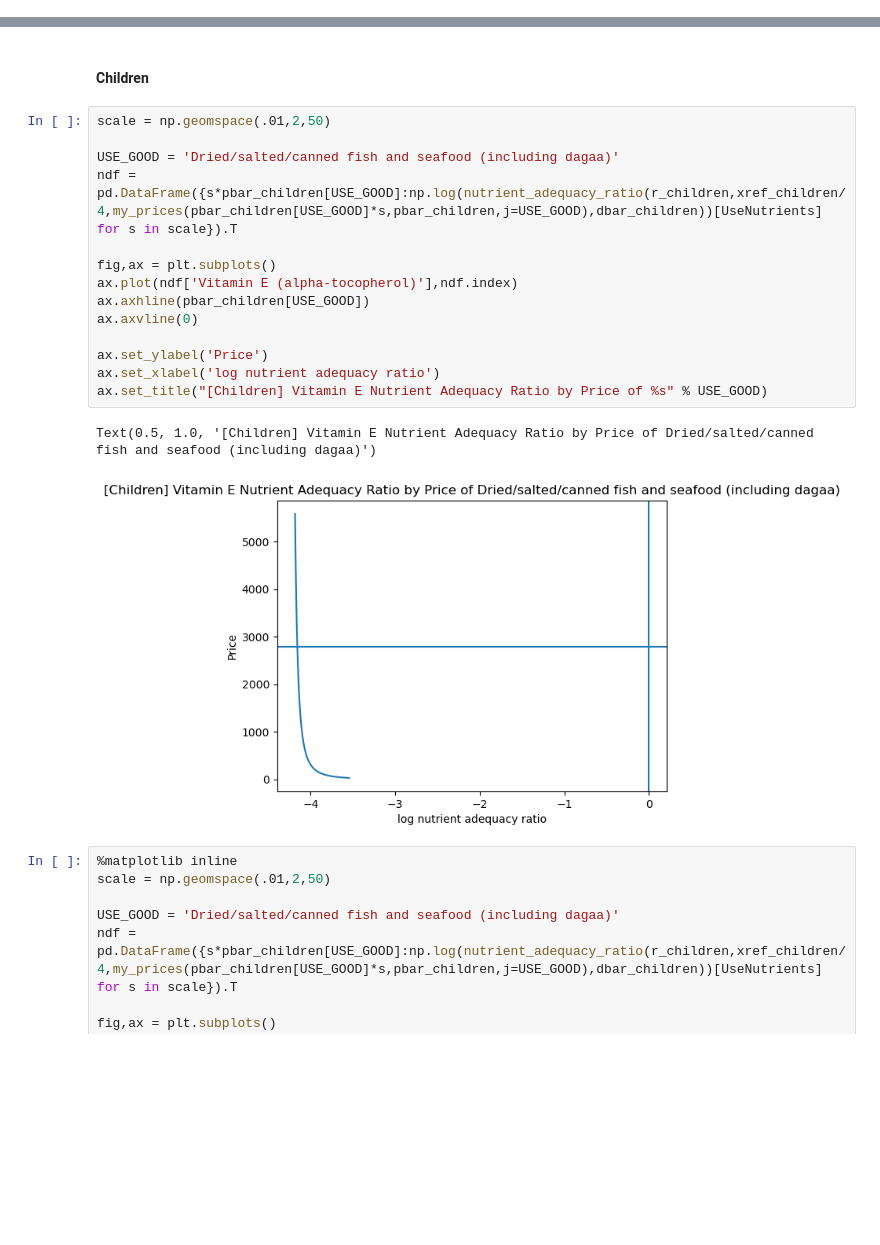
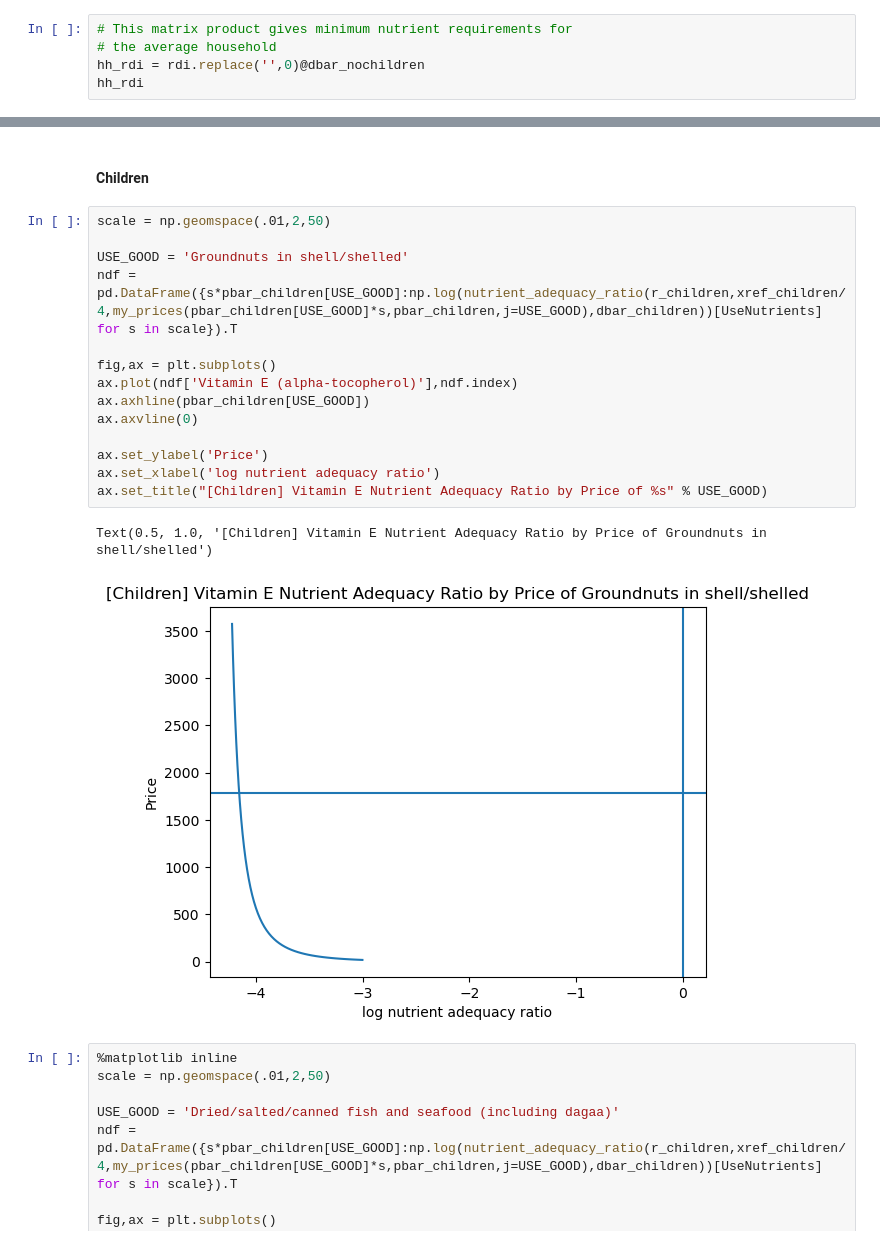
Before and after one commit to kehuang11/EEP153_Proj4_Holbrook, a Jupyter notebook: Proj4_Team_Holbrook_Working.ipynb, the cells around one changed output, grey strips where cells are left out. Cells and saved outputs as stored; diff of their text form; blank space fills up the shorter version.

```diff
--- a/Proj4_Team_Holbrook_Working.ipynb
+++ b/Proj4_Team_Holbrook_Working.ipynb
@@ -548,3 +508,8 @@ Vitamin E (alpha-tocopherol)         84.501015
 Vitamin K (phylloquinone)           536.724721
 Zinc, Zn                             54.720494
 dtype: float64
+# %%
+# This matrix product gives minimum nutrient requirements for
+# the average household
+hh_rdi = rdi.replace('',0)@dbar_nochildren
+hh_rdi
@@ -628,20 +635,20 @@ nutritional adequacy varying the price of a single good. We chose to focus on `D
 # %%
 scale = np.geomspace(.01,2,50)
 
-USE_GOOD = 'Dried/salted/canned fish and seafood (including dagaa)'
+USE_GOOD = 'Groundnuts in shell/shelled'
 ndf = pd.DataFrame({s*pbar_children[USE_GOOD]:np.log(nutrient_adequacy_ratio(r_children,xref_children/4,my_prices(pbar_children[USE_GOOD]*s,pbar_children,j=USE_GOOD),dbar_children))[UseNutrients] for s in scale}).T
 
 fig,ax = plt.subplots()
 ax.plot(ndf['Vitamin E (alpha-tocopherol)'],ndf.index)
 ax.axhline(pbar_children[USE_GOOD])
 ax.axvline(0)
 
 ax.set_ylabel('Price')
 ax.set_xlabel('log nutrient adequacy ratio')
 ax.set_title("[Children] Vitamin E Nutrient Adequacy Ratio by Price of %s" % USE_GOOD)
 # %% [output]
-Text(0.5, 1.0, '[Children] Vitamin E Nutrient Adequacy Ratio by Price of Dried/salted/canned fish and seafood (including dagaa)')
+Text(0.5, 1.0, '[Children] Vitamin E Nutrient Adequacy Ratio by Price of Groundnuts in shell/shelled')
-[figure, old version]
+[figure, new version]
 # %%
 %matplotlib inline
 scale = np.geomspace(.01,2,50)
```
Also changed, not shown: parts of 37 cells of this notebook.
